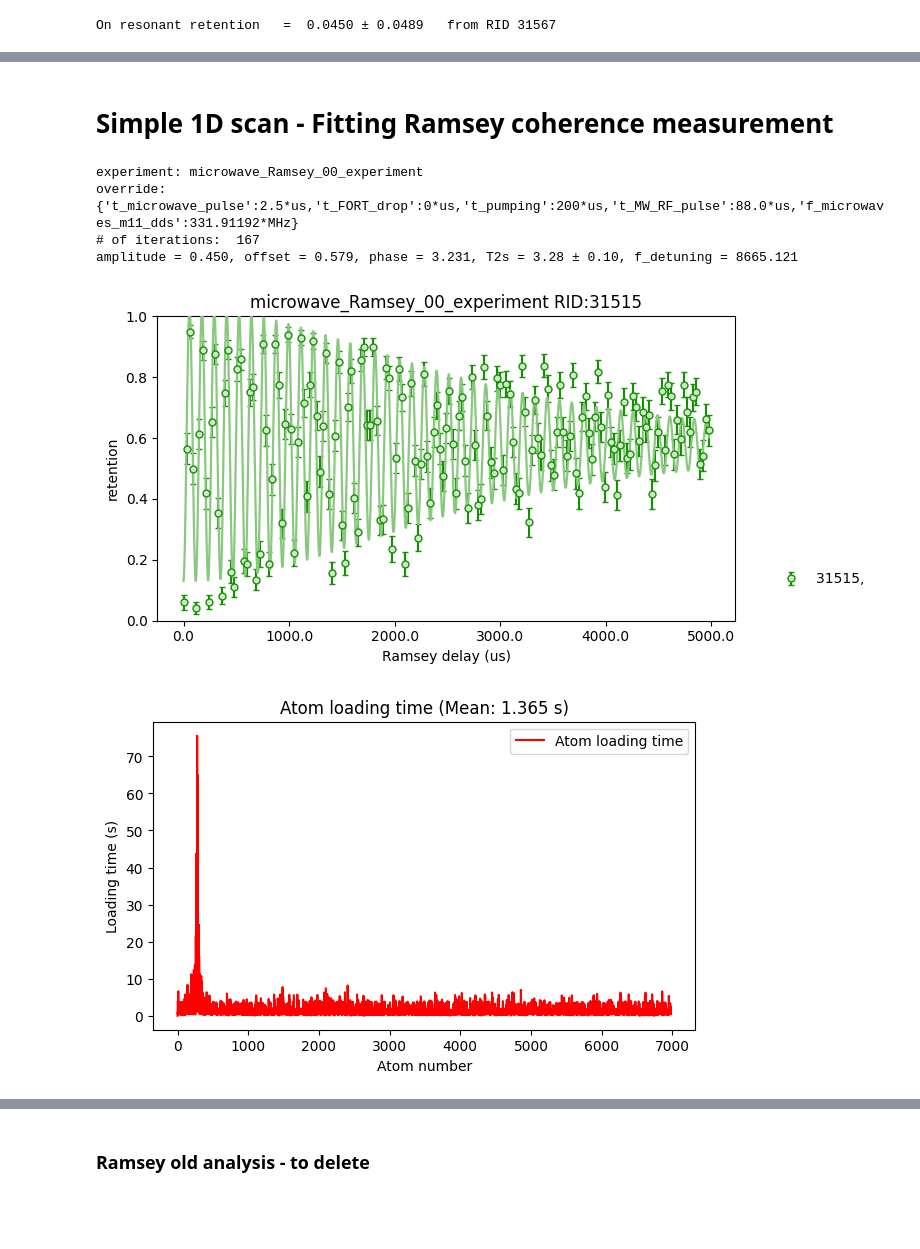
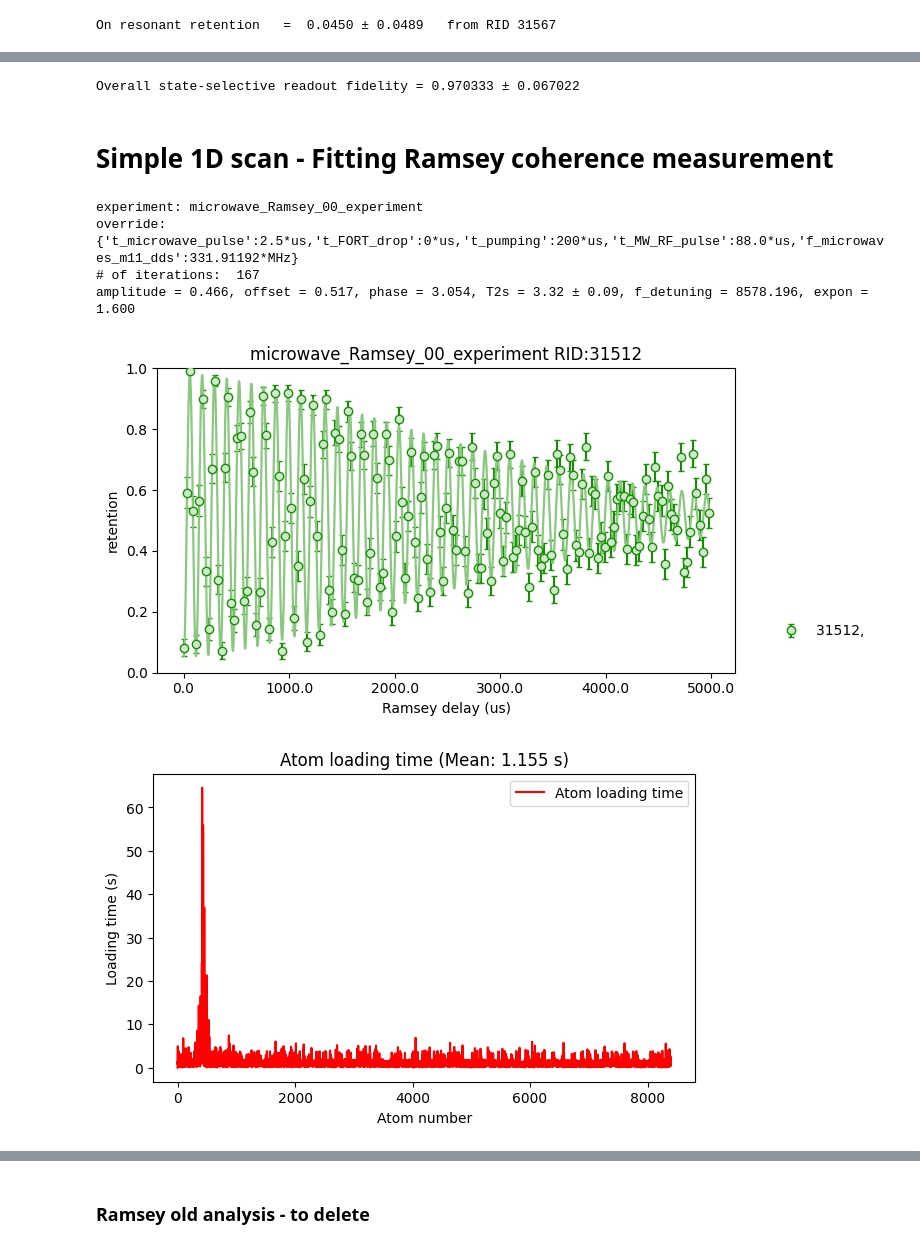
Before and after one commit to QuantumQuadrate/qn_artiq_routines, a Jupyter notebook: Analysis/Microwave analysis/Microwave_analysis_2025.ipynb, the cells around one changed output, grey strips where cells are left out. Cells and saved outputs as stored; diff of their text form; code cells hidden in the pictures; blank space fills up the shorter version.

```diff
--- a/Analysis/Microwave analysis/Microwave_analysis_2025.ipynb
+++ b/Analysis/Microwave analysis/Microwave_analysis_2025.ipynb
@@ -2,7 +2,7 @@
 # Mapping atom analysis
 Valid for experiments from 2025-04-30 until ...
 # %%
-date_filters = ["2025-11-10"]
+date_filters = ["2025-11-19","2025-11-20","2025-11-21","2025-11-22"]
 
 from matplotlib import pyplot as plt
 import matplotlib as mpl
@@ -34,7 +34,7 @@ fnames = get_files_by_criteria(date_filters, # only find files from these date d
                                condition=lambda filename: True, # use this to filter by experiment parameters, like this: lambda filename: np.bool_(h5py.File(filename)['datasets']['set_current_coil_volts_at_finish'])
                                start_dir=results,
                                include_path=True, # if False, only return the name of the file, not the full path
-                               print_filenames=True
+                               print_filenames=False
 )
 
 
@@ -77,18 +77,18 @@ file 30 (C:\Networking Experiment\artiq codes\artiq-master\results\2025-11-10\22
 With fitting the resonance for microwave scans
 
 """
-### the file(s) to analyze:
-file_indices = {
-    27:'',
-    # 26:'',
-    # 38:'',
-    # 36:'HWP=1.875, QWP=4.5',
-    # 38:'HWP=0.5, QWP=4.5',
-    # 38:'',
-    # 40:'',
-}
+# ### the file(s) to analyze:
+# file_indices = {
+#     0:'',
+#     26:'',
+#     38:'',
+#     36:'HWP=1.875, QWP=4.5',
+#     38:'HWP=0.5, QWP=4.5',
+#     38:'',
+#     40:'',
+# }
 
-# file_indices = {i: '' for i in range(50, 63, 2)}
+file_indices = {i: '' for i in range(55, 84, 2)}
 
 compare = True # compare multiple files in the same retention and loading plots
 otsu_threshold = False # compute threshold using Otsu method instead doing it by eye. only work when require atom loading = False
@@ -577,3 +611,24 @@ MW mapping fidelity:
+# %%
+"""
+Overall MW mapping and readout fidelity.
+This is the state-selective readout fidelity which includes the MW mapping fidelity, blowaway fidelity, and RO fidelity.
+"""
+
+F_MW_11 = 0.9818
+dF_MW_11 = 0.0686
+
+F_hyperfine_selective_RO = 0.9881      # hyperfine-selective readout fidelity (overall) from Readout_and_blowaway_fidelity.ipynb
+dF_hyperfine_selective_RO = 0.0028     # error
+
+F_state_selective_RO = F_MW_11 * F_hyperfine_selective_RO + (1-F_MW_11)*(1-F_hyperfine_selective_RO)
+dF_state_selective_RO = (
+    (2 * F_hyperfine_selective_RO - 1)**2 * dF_MW_11**2
+    + (2 * F_MW_11 - 1)**2 * dF_hyperfine_selective_RO**2
+)**0.5
+
+print(f"Overall state-selective readout fidelity = {F_state_selective_RO:.6f} ± {dF_state_selective_RO:.6f}")
+# %% [output]
+Overall state-selective readout fidelity = 0.970333 ± 0.067022
 # %% [markdown]
 # Simple 1D scan - Fitting Ramsey coherence measurement
 # %%
@@ -582,7 +637,7 @@ Ramsey analysis and fitting. Does not work in 2D scans; only looks at scan_seque
 
 """
 file_indices = {
-    2: '',
+    8: '',
     # 11: ''
 }
 
@@ -628,13 +683,14 @@ for idx, f_item in enumerate(file_indices.items()):
 
 
     ########################  Ramsey fit
-    ###       [A, offset, phase, T2s, f_detuning]
-    p0_guess = [0.5, 0.5, 3.14, 4.5e-3, +10000]
-    bounds   = ([0.2, 0.2, -2 * np.pi, 4.4e-4, 1000],
-                  [0.6, 0.6, 2 * np.pi, 8e-2, 40000])
+    ###       [A, offset, phase, T2s, f_detuning, exponent]
+    p0_guess = [0.5, 0.5, 3.14, 3.2e-3, +8600, 2]
+    bounds   = ([0.4, 0.4, -2 * np.pi, 1e-3, 1000, 0.5],
+                  [0.6, 0.6, 2 * np.pi, 8e-3, 40000, 3])
 
-    model = lambda t, A, offset, phase, T2s, f_detuning: offset + A * (1+0.95*(t/T2s)**2)**(-3/2)*np.cos((2*np.pi*(f_detuning))*t - 3*np.arctan(0.97*t/T2s) + phase)
-    params = ['amplitude', 'offset', 'phase', 'T2s', 'f_detuning']
+    # model = lambda t, A, offset, phase, T2s, f_detuning: offset + A * (1+0.95*(t/T2s)**2)**(-3/2)*np.cos((2*np.pi*(f_detuning))*t - 3*np.arctan(0.97*t/T2s) + phase)
+    model = lambda t, A, offset, phase, T2s, f_detuning, expon: offset + A * (np.exp(-(t/T2s)**expon)*np.cos((2*np.pi*(f_detuning))*t + phase))
+    params = ['amplitude', 'offset', 'phase', 'T2s', 'f_detuning','expon']
 
     ### ensure sigmas are valid
     valid_sigma = np.isfinite(yerrs) & (yerrs > 0)
@@ -687,33 +743,33 @@ for idx, f_item in enumerate(file_indices.items()):
         "fit": (hi_res_x_us, yfit),             # yfit computed from seconds; just rescale x
         # "fit_style": {"linestyle": "--"}      # optional
     }]
 
     plot_series_with_fit(
         series,
         title=experiment_function + f" RID:{rid}",
         xlabel="Ramsey delay (us)",
         ylabel="retention",
         ylim=(0, 1),
         figsize=(8, 4),
         legend_out=True,
         save="Ramsey.pdf",
         grid=False
     )
 
 
 #####  Plot Atom_loading_time
 mean_loading_time = np.mean(Atom_loading_time)
 plt.figure(figsize=(7, 4))
 plt.plot(Atom_loading_time, 'r-', label='Atom loading time')
 plt.xlabel("Atom number")
 plt.ylabel("Loading time (s)")
 plt.title(f"Atom loading time (Mean: {mean_loading_time:.3f} s)")
 plt.legend(loc='best')
 plt.show()
 # %% [output]
 experiment: microwave_Ramsey_00_experiment
 override: {'t_microwave_pulse':2.5*us,'t_FORT_drop':0*us,'t_pumping':200*us,'t_MW_RF_pulse':88.0*us,'f_microwaves_m11_dds':331.91192*MHz}
 # of iterations:  167
-amplitude = 0.450, offset = 0.579, phase = 3.231, T2s = 3.28 ± 0.10, f_detuning = 8665.121
+amplitude = 0.466, offset = 0.517, phase = 3.054, T2s = 3.32 ± 0.09, f_detuning = 8578.196, expon = 1.600
-[figure, old version]
+[figure, new version]
-[figure, old version]
+[figure, new version]
```
Also changed, not shown: parts of 13 cells of this notebook, 5 other files.
